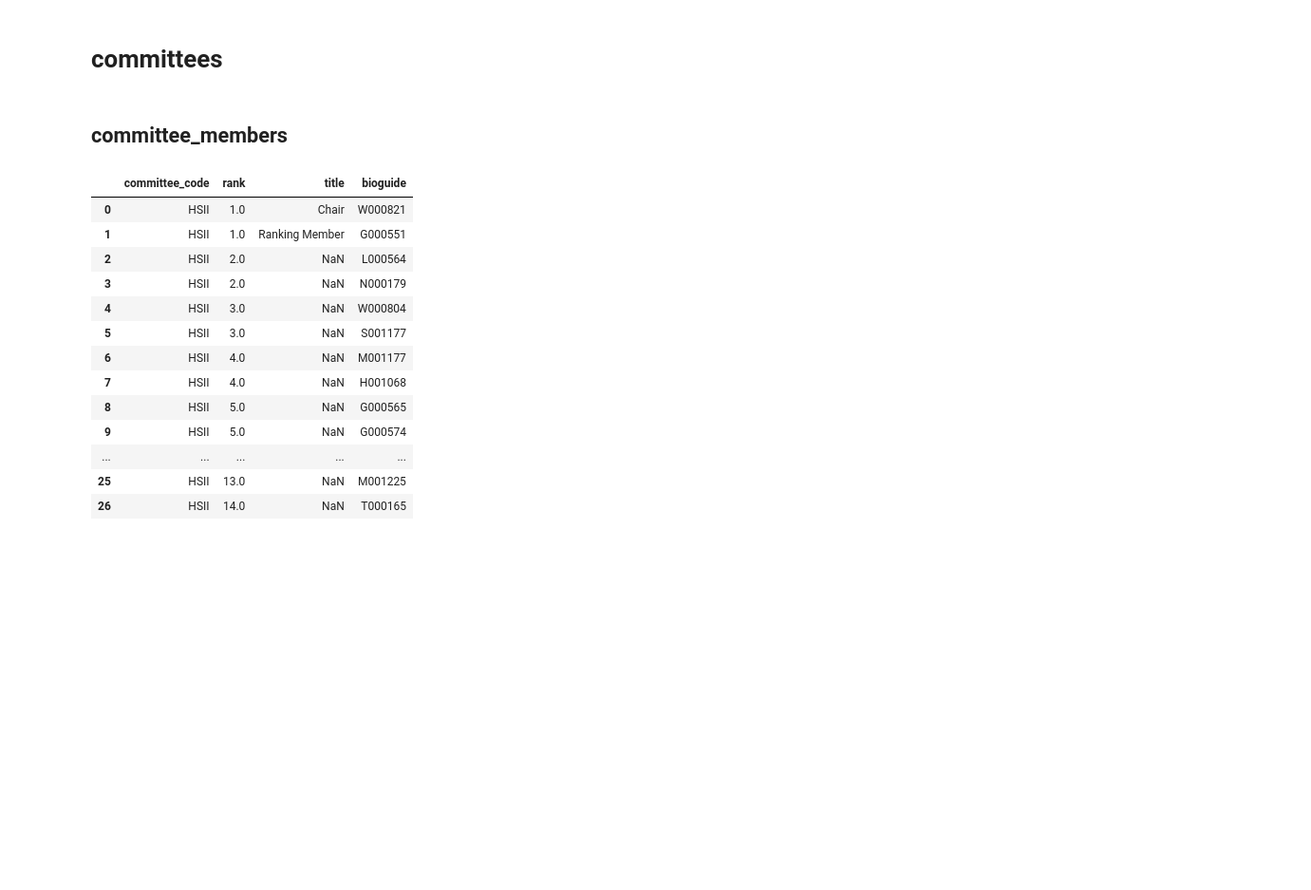
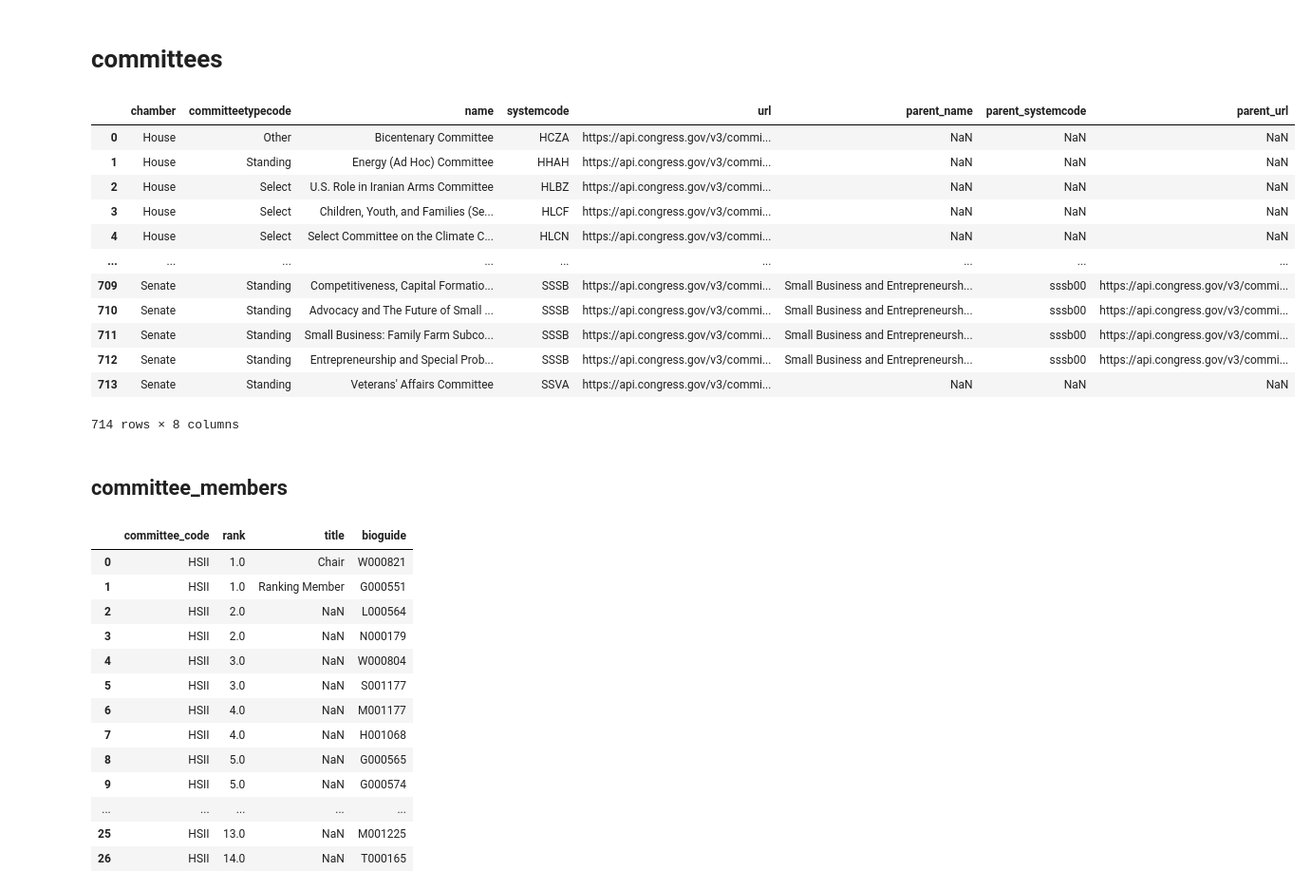
Before and after one commit to MiaHanzhangYuan/contrans2023, a Jupyter notebook: congressdb.ipynb, the cells around one changed output. Shown at 95% size. Saved outputs shown, nothing was run; the diff lists cells and outputs as text; code cells hidden in the pictures; blank space fills up the shorter version.

```diff
--- a/congressdb.ipynb
+++ b/congressdb.ipynb
@@ -219,6 +294,24 @@ os_contributions.head(3).T
 committees.columns = [x.lower() for x in committees.columns]
 committees.columns = [x.replace('.','_') for x in committees.columns]
 committees = committees.drop(['subcommittees'],axis = 1)
+# %%
+committees['systemcode'] = [x[:-2].upper() for x in committees['systemcode']]
+# %%
+committees
+# %% [output]
+|  | chamber | committeetypecode | name | systemcode | url | parent_name | parent_systemcode | parent_url |
+| 0 | House | Other | Bicentenary Committee | HCZA | https://api.congress.gov/v3/commi... | NaN | NaN | NaN |
+| 1 | House | Standing | Energy (Ad Hoc) Committee | HHAH | https://api.congress.gov/v3/commi... | NaN | NaN | NaN |
+| 2 | House | Select | U.S. Role in Iranian Arms Committee | HLBZ | https://api.congress.gov/v3/commi... | NaN | NaN | NaN |
+| 3 | House | Select | Children, Youth, and Families (Se... | HLCF | https://api.congress.gov/v3/commi... | NaN | NaN | NaN |
+| 4 | House | Select | Select Committee on the Climate C... | HLCN | https://api.congress.gov/v3/commi... | NaN | NaN | NaN |
+| ... | ... | ... | ... | ... | ... | ... | ... | ... |
+| 709 | Senate | Standing | Competitiveness, Capital Formatio... | SSSB | https://api.congress.gov/v3/commi... | Small Business and Entrepreneursh... | sssb00 | https://api.congress.gov/v3/commi... |
+| 710 | Senate | Standing | Advocacy and The Future of Small ... | SSSB | https://api.congress.gov/v3/commi... | Small Business and Entrepreneursh... | sssb00 | https://api.congress.gov/v3/commi... |
+| 711 | Senate | Standing | Small Business: Family Farm Subco... | SSSB | https://api.congress.gov/v3/commi... | Small Business and Entrepreneursh... | sssb00 | https://api.congress.gov/v3/commi... |
+| 712 | Senate | Standing | Entrepreneurship and Special Prob... | SSSB | https://api.congress.gov/v3/commi... | Small Business and Entrepreneursh... | sssb00 | https://api.congress.gov/v3/commi... |
+| 713 | Senate | Standing | Veterans' Affairs Committee | SSVA | https://api.congress.gov/v3/commi... | NaN | NaN | NaN |
+714 rows × 8 columns
 # %% [markdown]
 ## committee_members
 # %%
```
Also changed, not shown: parts of 25 cells of this notebook, 1 other file.
